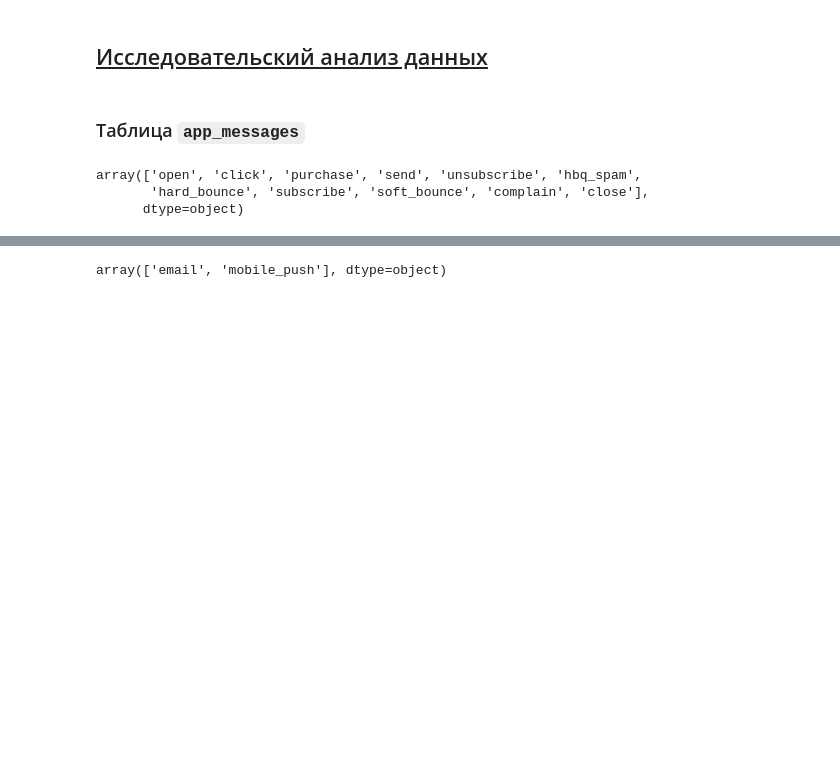
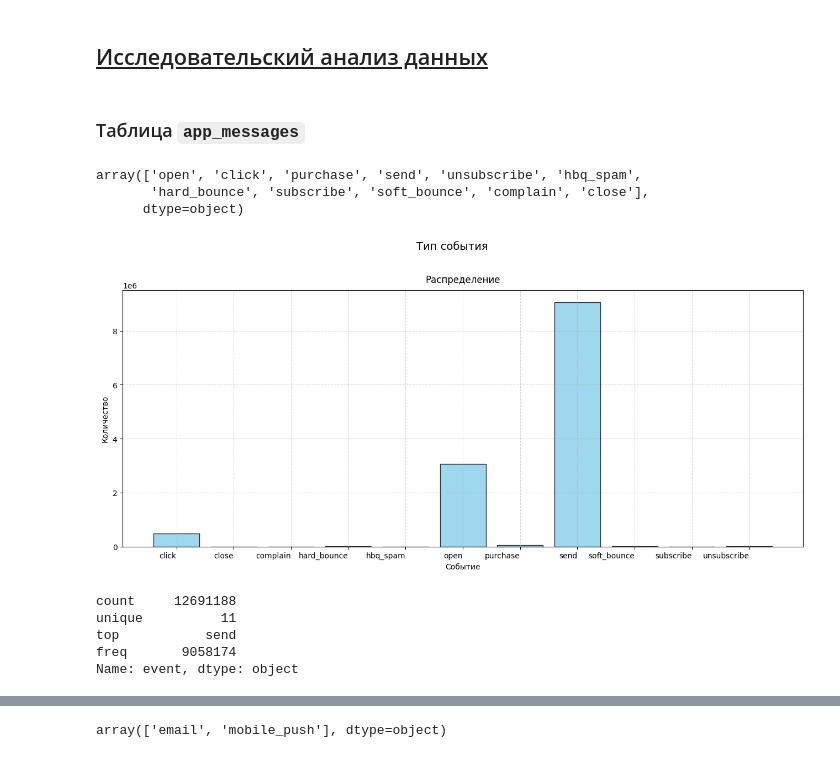
Before and after one commit to Torward1024/MarketplaceML, a Jupyter notebook: notebook.ipynb, the cells around one changed output, grey strips where cells are left out. Drawn from its saved outputs; the diff is of its cells as text; code cells hidden in the pictures; blank space fills up the shorter version.

```diff
--- a/notebook.ipynb
+++ b/notebook.ipynb
@@ -1133,3 +1428,20 @@ app_messages['event'].unique()
 array(['open', 'click', 'purchase', 'send', 'unsubscribe', 'hbq_spam',
        'hard_bounce', 'subscribe', 'soft_bounce', 'complain', 'close'],
       dtype=object)
+# %%
+# выведем график распределения
+plot_data_analysis(app_messages['event'],
+                   title = 'Тип события',
+                   x_label = 'Событие',
+                   y_label = 'Количество',
+                   plot_bar = True,
+                   plot_box = False,
+                   discrete = True
+                   )
+# %% [output]
+[figure, added]
+count     12691188
+unique          11
+top           send
+freq       9058174
+Name: event, dtype: object
```
Also changed, not shown: parts of 96 cells of this notebook.
